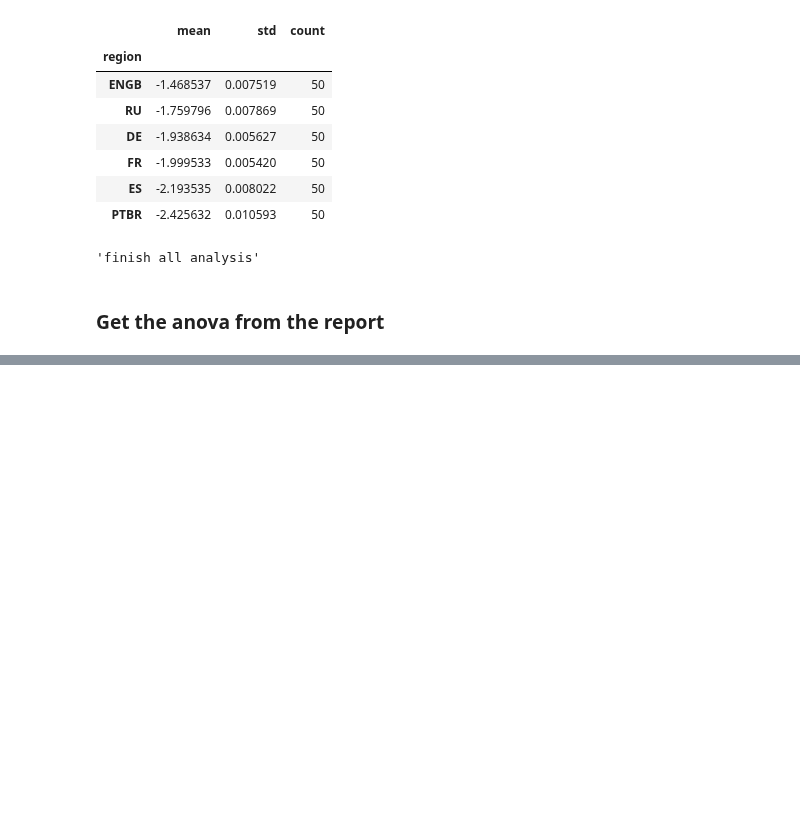
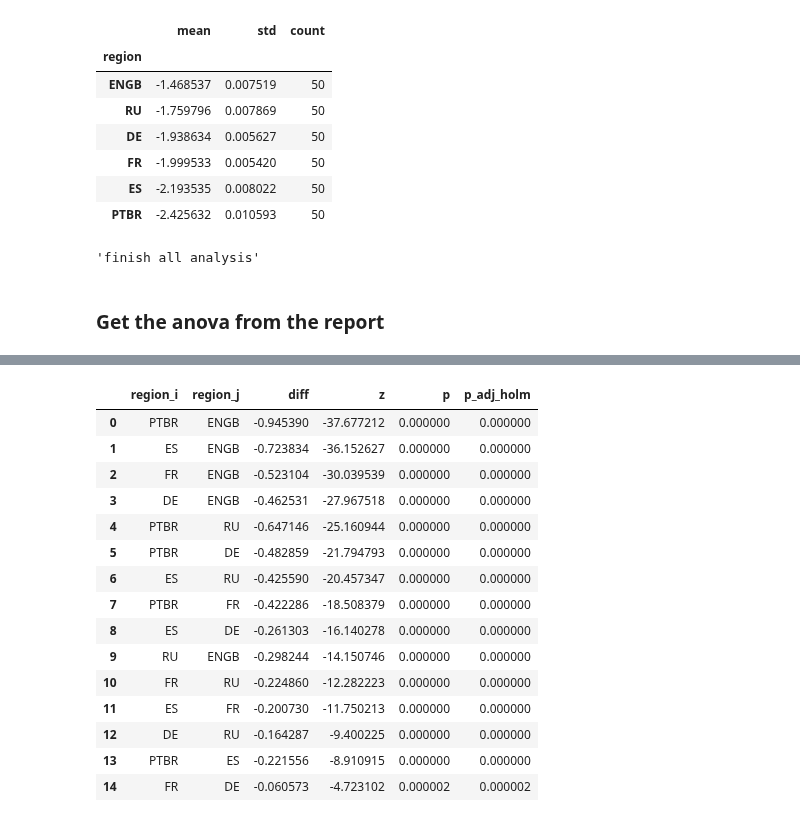
Before and after one commit to mbottoni/logit-graph, a Jupyter notebook: notebooks/anova/13-anova-twitch.ipynb, the cells around one changed output, grey strips where cells are left out. Cells and saved outputs as stored; diff of their text form; code cells hidden in the pictures; blank space fills up the shorter version.

```diff
--- a/notebooks/anova/13-anova-twitch.ipynb
+++ b/notebooks/anova/13-anova-twitch.ipynb
@@ -421,0 +496,20 @@ Saved sigma estimates to runs/twitch_sigma_estimates_d1_N50.csv
+# %%
+pd.set_option('display.float_format', lambda x: f'{x:.6f}')
+pairwise_df[['region_i','region_j','diff','z','p','p_adj_holm']]
+# %% [output]
+|  | region_i | region_j | diff | z | p | p_adj_holm |
+| 0 | PTBR | ENGB | -0.945390 | -37.677212 | 0.000000 | 0.000000 |
+| 1 | ES | ENGB | -0.723834 | -36.152627 | 0.000000 | 0.000000 |
+| 2 | FR | ENGB | -0.523104 | -30.039539 | 0.000000 | 0.000000 |
+| 3 | DE | ENGB | -0.462531 | -27.967518 | 0.000000 | 0.000000 |
+| 4 | PTBR | RU | -0.647146 | -25.160944 | 0.000000 | 0.000000 |
+| 5 | PTBR | DE | -0.482859 | -21.794793 | 0.000000 | 0.000000 |
+| 6 | ES | RU | -0.425590 | -20.457347 | 0.000000 | 0.000000 |
+| 7 | PTBR | FR | -0.422286 | -18.508379 | 0.000000 | 0.000000 |
+| 8 | ES | DE | -0.261303 | -16.140278 | 0.000000 | 0.000000 |
+| 9 | RU | ENGB | -0.298244 | -14.150746 | 0.000000 | 0.000000 |
+| 10 | FR | RU | -0.224860 | -12.282223 | 0.000000 | 0.000000 |
+| 11 | ES | FR | -0.200730 | -11.750213 | 0.000000 | 0.000000 |
+| 12 | DE | RU | -0.164287 | -9.400225 | 0.000000 | 0.000000 |
+| 13 | PTBR | ES | -0.221556 | -8.910915 | 0.000000 | 0.000000 |
+| 14 | FR | DE | -0.060573 | -4.723102 | 0.000002 | 0.000002 |
```
Also changed, not shown: parts of 6 cells of this notebook.
